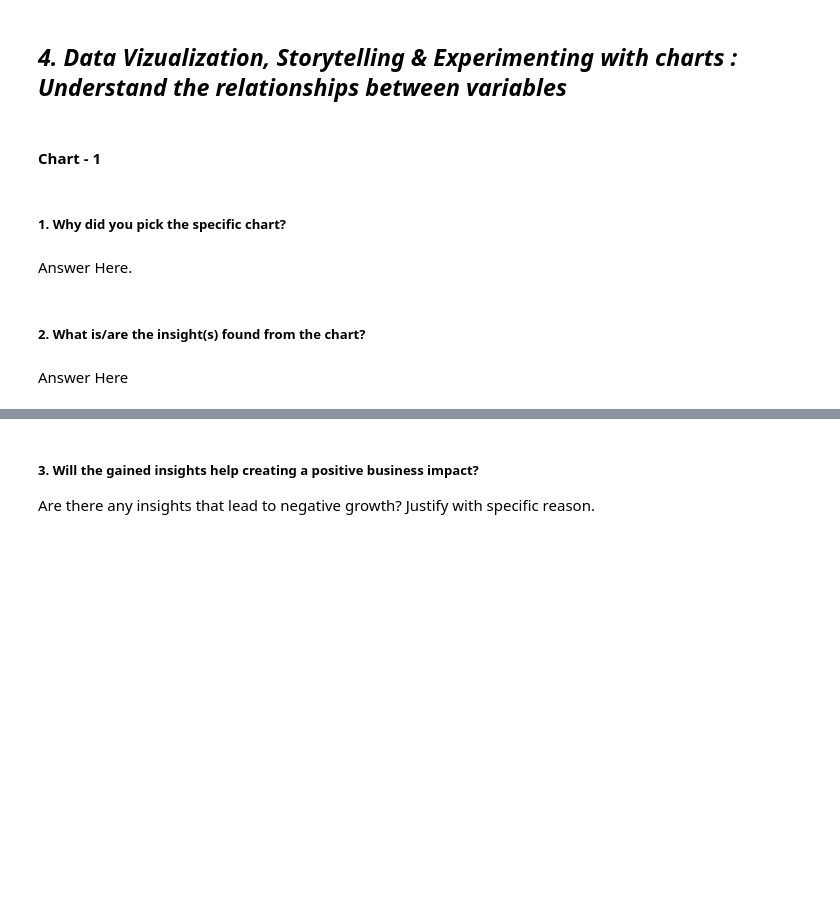
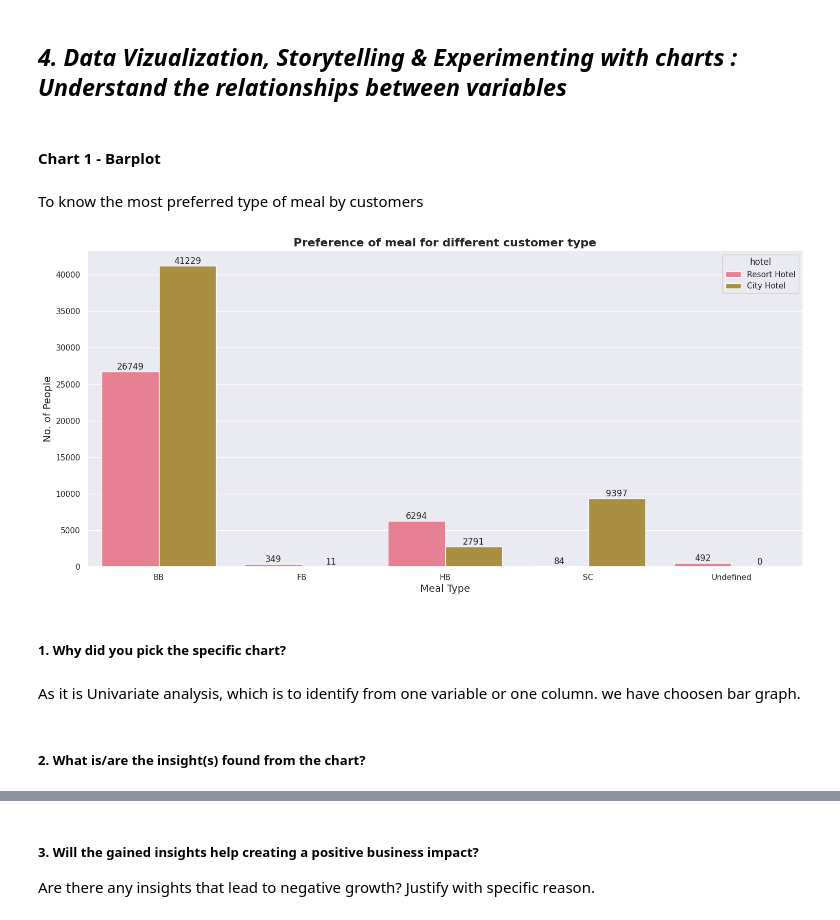
Before and after one commit to vivekMishra121/Hotel_Booking_Analysis_EDA, a Jupyter notebook: Hotel_Booking_Analysis_EDA.ipynb, the cells around one changed output, grey strips where cells are left out. Cells and saved outputs as stored; diff of their text form; code cells hidden in the pictures; blank space fills up the shorter version.

```diff
--- a/Hotel_Booking_Analysis_EDA.ipynb
+++ b/Hotel_Booking_Analysis_EDA.ipynb
@@ -238,0 +513,13 @@ No. of unique values in  reservation_status_date is 926
+# %%
+# We have seen that children and agent  as datatype as float whereas it contains only int value, lets change datatype as 'int64'
+df['children']= df['children'].astype('int64')
+df['agent'] = df['agent'].astype('int64')
+# %%
+# Adding 'stays_in_weekend_nights' & 'stays_in_week_nights' column to get total_stay duration
+df['total_stay'] = df['stays_in_weekend_nights'] + df['stays_in_week_nights']
+# %%
+# Adding 'adults', 'children' & 'babies' column to get total_guest
+df['total_guest'] = df['adults'] + df['children'] + df['babies']
+# %%
+# We have created a col for revenue using total stay * adr
+df['revenue'] = df['total_stay'] * df['adr']
@@ -243,4 +581,4 @@ Answer Here.
 # %% [markdown]
 ## ***4. Data Vizualization, Storytelling & Experimenting with charts : Understand the relationships between variables***
 # %% [markdown]
-#### Chart - 1
+#### Chart 1 - Barplot
@@ -249,8 +585,21 @@ Answer Here.
+# %% [markdown]
+To know the most preferred type of meal by customers
+# %%
+# Chart - 1 visualization code
+sns.set(rc={'figure.figsize':(18,8)})
+sns.set_palette("husl")
+graph = sns.countplot(x="meal",hue='hotel', data=df)
+graph.set_title('Preference of meal for different customer type',fontsize = 16, fontweight='bold')
+graph.set_xlabel('Meal Type',fontsize = 14)
+graph.set_ylabel('No. of People',fontsize = 14)
+for bar in graph.containers:
+  graph.bar_label(bar)
+plt.show()
+# %% [output]
+[figure, added]
 # %% [markdown]
 ##### 1. Why did you pick the specific chart?
-# %% [markdown]
-Answer Here.
+# %% [markdown]
+As it is Univariate analysis, which is to identify from one variable or one column. we have choosen bar graph.
 # %% [markdown]
 ##### 2. What is/are the insight(s) found from the chart?
-# %% [markdown]
-Answer Here
```
Also changed, not shown: parts of 175 cells of this notebook.
